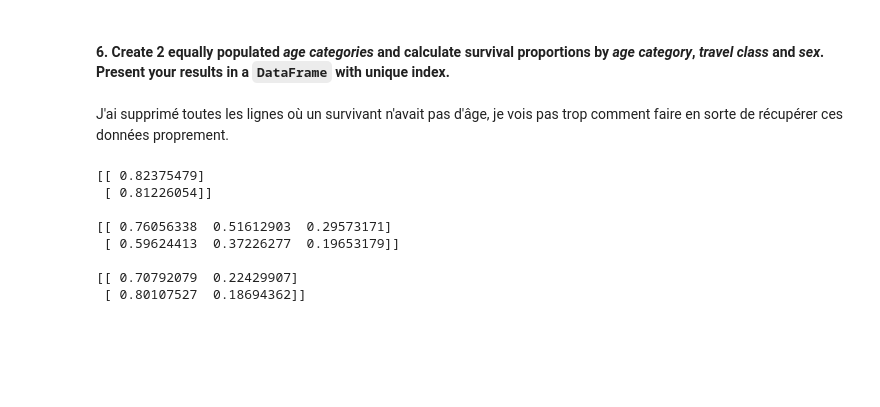
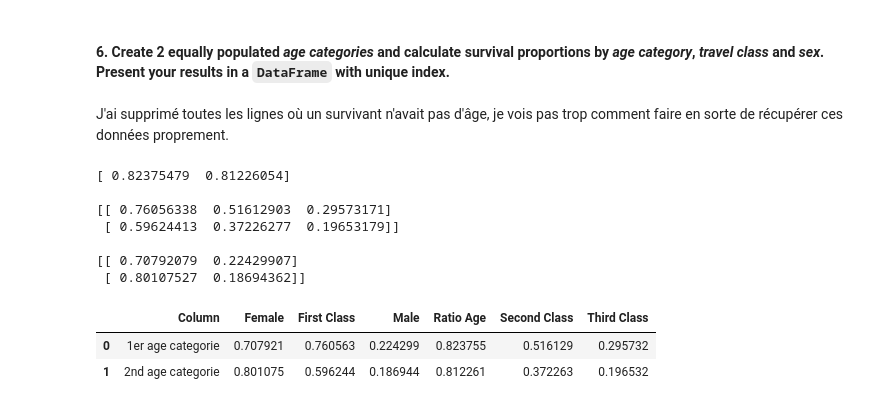
Before and after one commit to julied20/ada-2017, a Jupyter notebook: Homeworks/Homework01/Homework 1.ipynb, the cells around one changed output. Drawn from its saved outputs; the diff is of its cells as text; code cells hidden in the pictures; blank space fills up the shorter version.

Commit message:
datafram created

```diff
--- a/Homeworks/Homework01/Homework 1.ipynb
+++ b/Homeworks/Homework01/Homework 1.ipynb
@@ -270,7 +270,7 @@ titanicDataClean = titanicData.dropna(subset = ['age']).sort_values(['age'])
 
 nb = int(titanicDataClean.shape[0]/2)
 
-ratioAge, ratioClass, ratioSex = np.zeros((2,1)), np.zeros((2,3)), np.zeros((2,2))
+ratioAge, ratioClass, ratioSex = np.zeros(2), np.zeros((2,3)), np.zeros((2,2))
 
 # First age category
 ratioAge[0], ratioClass[0,:], ratioSex[0,:] = survivals_proportions(titanicDataClean.head(nb))
@@ -282,11 +282,22 @@ print(ratioAge, end = '\n\n')
 print(ratioClass, end = '\n\n')
 print(ratioSex)
 # %% [output]
-[[ 0.82375479]
- [ 0.81226054]]
+[ 0.82375479  0.81226054]
 
 [[ 0.76056338  0.51612903  0.29573171]
  [ 0.59624413  0.37226277  0.19653179]]
 
 [[ 0.70792079  0.22429907]
  [ 0.80107527  0.18694362]]
+# %%
+pd.DataFrame({'Column':['1er age categorie','2nd age categorie'],
+              'Ratio Age':ratioAge,
+              'First Class':ratioClass[:,0],
+              'Second Class':ratioClass[:,1],
+              'Third Class':ratioClass[:,2],
+              'Female':ratioSex[:,0],
+              'Male':ratioSex[:,1]})
+# %% [output]
+|  | Column | Female | First Class | Male | Ratio Age | Second Class | Third Class |
+| 0 | 1er age categorie | 0.707921 | 0.760563 | 0.224299 | 0.823755 | 0.516129 | 0.295732 |
+| 1 | 2nd age categorie | 0.801075 | 0.596244 | 0.186944 | 0.812261 | 0.372263 | 0.196532 |
```
